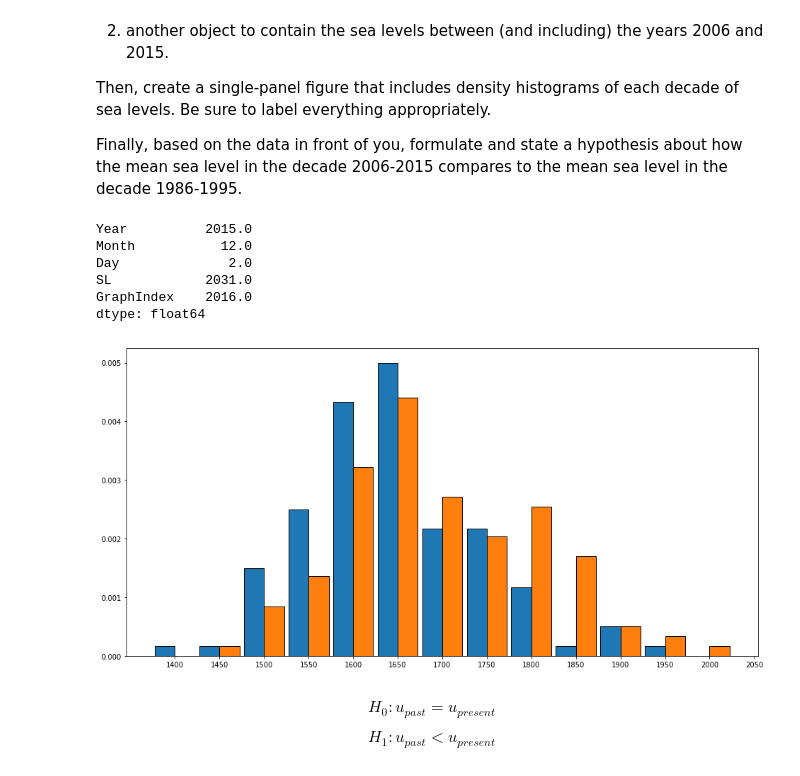
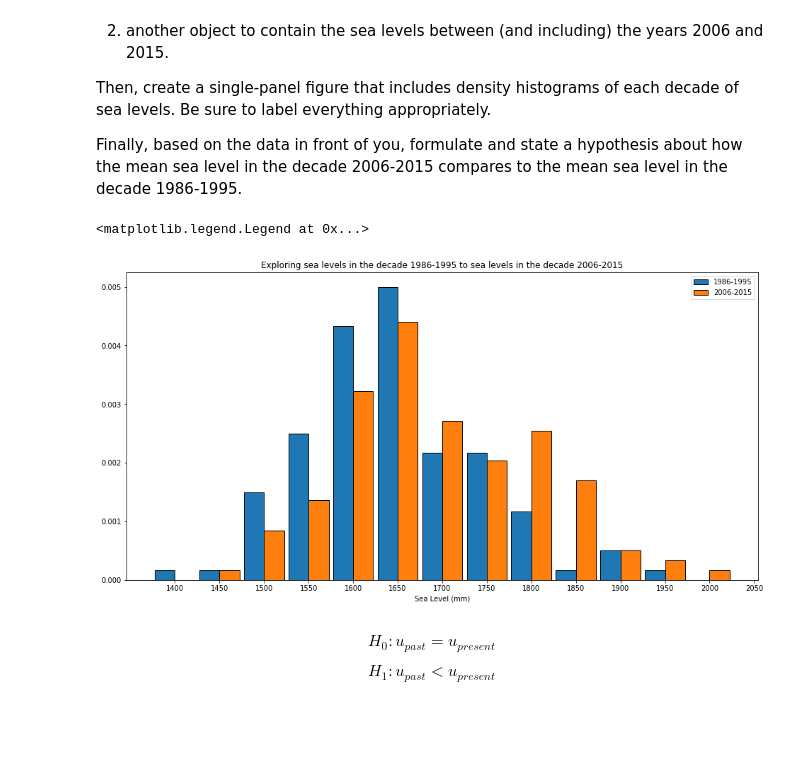
Before and after one commit to howardmonington/friendly-fortnight, a Jupyter notebook: homework/homework5/hmwk05_Kennedy_Alex.ipynb, the cells around one changed output. Cells and saved outputs as stored; diff of their text form; code cells hidden in the pictures; blank space fills up the shorter version.

```diff
--- a/homework/homework5/hmwk05_Kennedy_Alex.ipynb
+++ b/homework/homework5/hmwk05_Kennedy_Alex.ipynb
@@ -125,23 +125,30 @@ Then, create a single-panel figure that includes density histograms of each deca
 
 Finally, based on the data in front of you, formulate and state a hypothesis about how the mean sea level in the decade 2006-2015 compares to the mean sea level in the decade 1986-1995.
 # %%
+# create DF with the first time period 1986-1995
 df86_95 = dfClean.loc[(dfClean['Year'] >= 1986) & (dfClean['Year'] <= 1995)]
+
+# create DF with the second time period 2006-2015
 df06_15 = dfClean.loc[(dfClean['Year'] >= 2006) & (dfClean['Year'] <= 2015)]
+
+# create plot diagram
 fig, ax = plt.subplots(1,1,figsize=(16,8))
-plt.hist([df86_95['SL'], df06_15['SL']], rwidth=0.9, bins = range(1400, 2100, 50), density = True,
+
+# plot both histograms on the same graph side by side
+plt.hist([df86_95['SL'], df06_15['SL']], label=['1986-1995', '2006-2015'], rwidth=0.9, bins = range(1400, 2100, 50), density = True,
         edgecolor = 'black')
-# ax.set_xticks(range(1400, 2100, 50),np.arange(1400, 2100, 50) + 25)
+
+# fix the ticks so that they appear in a more legible format, centering the bin marker on the data that it describes
 plt.xticks(np.arange(1400, 2100, 50) + 25,
           range(1400, 2100, 50))
-print(df06_15.max())
+
+# set labels, title, and legend
+ax.set_title("Exploring sea levels in the decade 1986-1995 to sea levels in the decade 2006-2015")
+ax.set_xlabel('Sea Level (mm)')
+plt.legend()
 # %% [output]
-Year          2015.0
-Month           12.0
-Day              2.0
-SL            2031.0
-GraphIndex    2016.0
-dtype: float64
+<matplotlib.legend.Legend at 0x...>
-[figure, old version]
+[figure, new version]
 # %% [markdown]
 $$
     H_0: u_{past} = u_{present}
```
Also changed, not shown: parts of 1 cell of this notebook.
